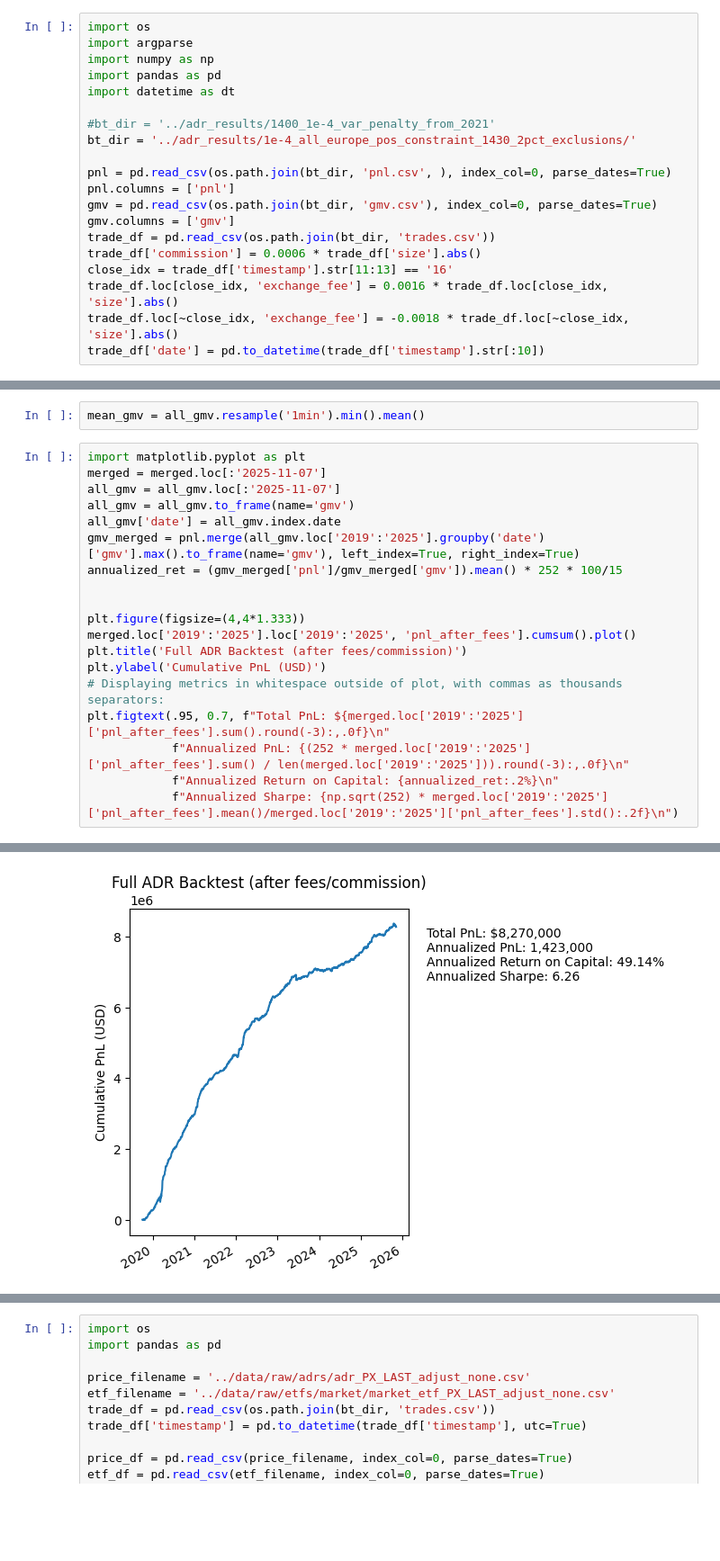
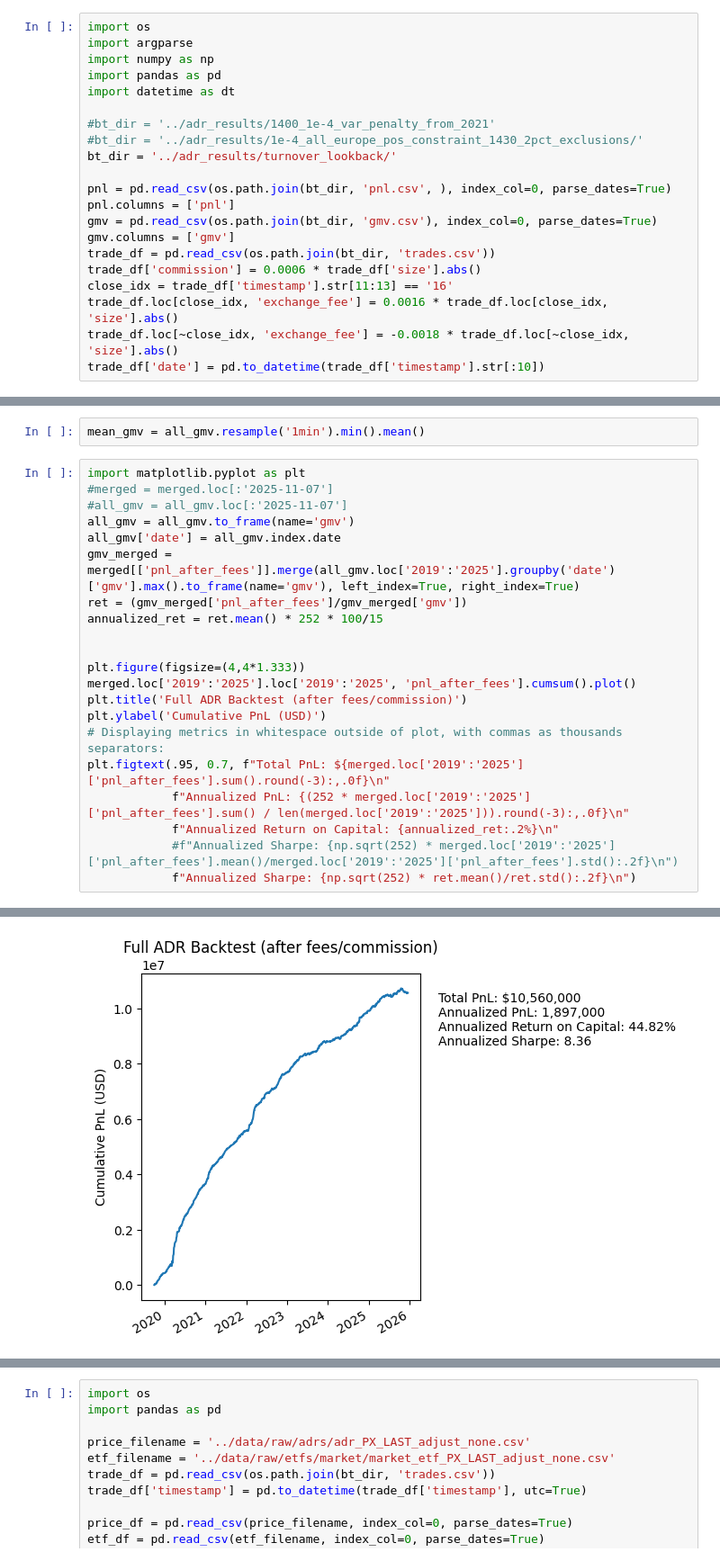
Before and after one commit to petermelq/research_adr, a Jupyter notebook: notebooks/bt_with_fees2.ipynb, the cells around one changed output, grey strips where cells are left out. Shown at 90% size. Saved outputs shown, nothing was run; the diff lists cells and outputs as text; blank space fills up the shorter version.

```diff
--- a/notebooks/bt_with_fees2.ipynb
+++ b/notebooks/bt_with_fees2.ipynb
@@ -6,7 +6,8 @@ import pandas as pd
 import datetime as dt
 
 #bt_dir = '../adr_results/1400_1e-4_var_penalty_from_2021'
-bt_dir = '../adr_results/1e-4_all_europe_pos_constraint_1430_2pct_exclusions/'
+#bt_dir = '../adr_results/1e-4_all_europe_pos_constraint_1430_2pct_exclusions/'
+bt_dir = '../adr_results/turnover_lookback/'
 
 pnl = pd.read_csv(os.path.join(bt_dir, 'pnl.csv', ), index_col=0, parse_dates=True)
 pnl.columns = ['pnl']
@@ -37,12 +37,13 @@ max_gmv = all_gmv.max()
 mean_gmv = all_gmv.resample('1min').min().mean()
 # %%
 import matplotlib.pyplot as plt
-merged = merged.loc[:'2025-11-07']
-all_gmv = all_gmv.loc[:'2025-11-07']
+#merged = merged.loc[:'2025-11-07']
+#all_gmv = all_gmv.loc[:'2025-11-07']
 all_gmv = all_gmv.to_frame(name='gmv')
 all_gmv['date'] = all_gmv.index.date
-gmv_merged = pnl.merge(all_gmv.loc['2019':'2025'].groupby('date')['gmv'].max().to_frame(name='gmv'), left_index=True, right_index=True)
-annualized_ret = (gmv_merged['pnl']/gmv_merged['gmv']).mean() * 252 * 100/15
+gmv_merged = merged[['pnl_after_fees']].merge(all_gmv.loc['2019':'2025'].groupby('date')['gmv'].max().to_frame(name='gmv'), left_index=True, right_index=True)
+ret = (gmv_merged['pnl_after_fees']/gmv_merged['gmv'])
+annualized_ret = ret.mean() * 252 * 100/15
 
 
 plt.figure(figsize=(4,4*1.333))
@@ -53,5 +54,6 @@ plt.ylabel('Cumulative PnL (USD)')
 plt.figtext(.95, 0.7, f"Total PnL: ${merged.loc['2019':'2025']['pnl_after_fees'].sum().round(-3):,.0f}\n"
             f"Annualized PnL: {(252 * merged.loc['2019':'2025']['pnl_after_fees'].sum() / len(merged.loc['2019':'2025'])).round(-3):,.0f}\n"
             f"Annualized Return on Capital: {annualized_ret:.2%}\n"
-            f"Annualized Sharpe: {np.sqrt(252) * merged.loc['2019':'2025']['pnl_after_fees'].mean()/merged.loc['2019':'2025']['pnl_after_fees'].std():.2f}\n")
+            #f"Annualized Sharpe: {np.sqrt(252) * merged.loc['2019':'2025']['pnl_after_fees'].mean()/merged.loc['2019':'2025']['pnl_after_fees'].std():.2f}\n")
+            f"Annualized Sharpe: {np.sqrt(252) * ret.mean()/ret.std():.2f}\n")
 # %% [output]
@@ -59,4 +61,4 @@ Text(0.95, 0.7, 'Total PnL: $8,270,000\nAnnualized PnL: 1,423,000\nAnnualized Re
-[figure, old version]
+[figure, new version]
 # %%
 import matplotlib.pyplot as plt
 
```
Also changed, not shown: parts of 10 cells of this notebook, 22 other files.
